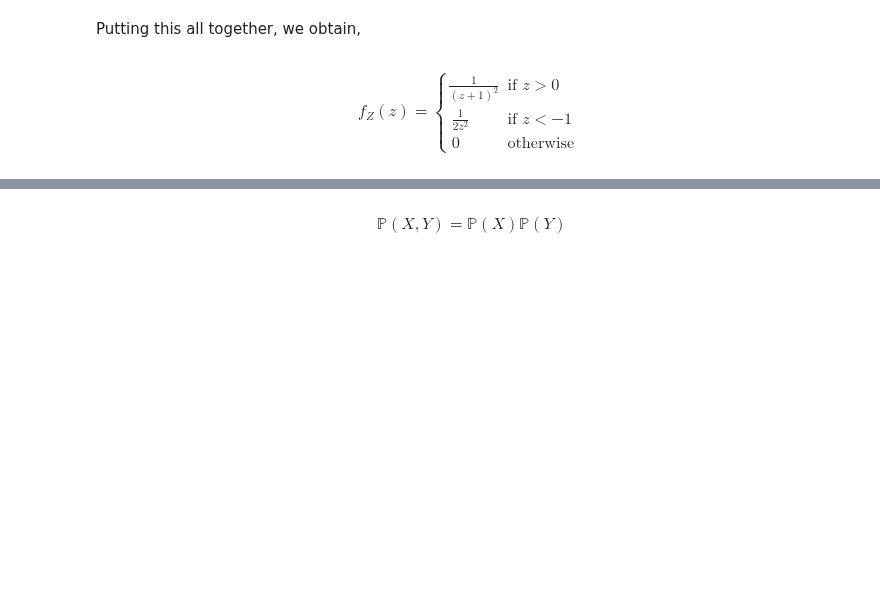
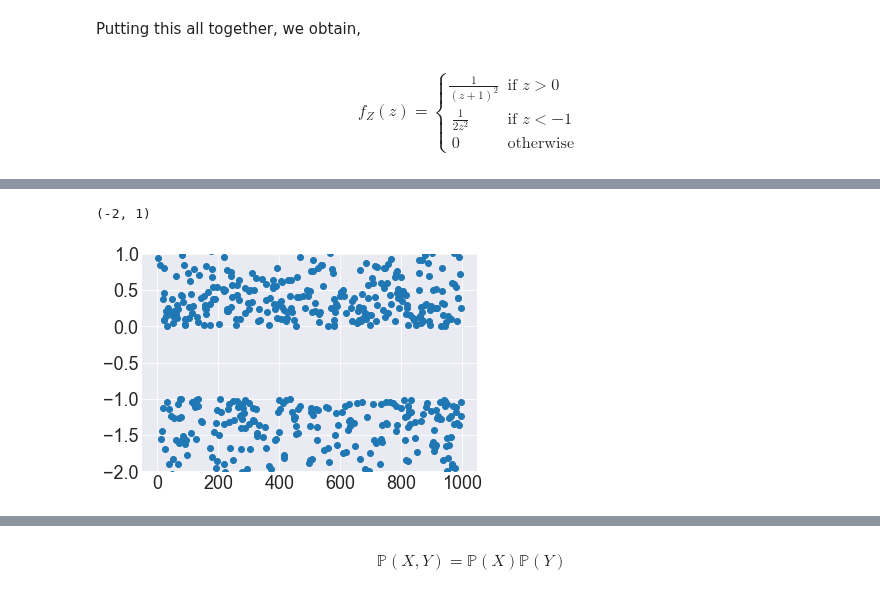
Before and after one commit to hvribeiro/MCSC1, a Jupyter notebook: aulas/02.1 - Introduction to probability.ipynb, the cells around one changed output, grey strips where cells are left out. Cells and saved outputs as stored; diff of their text form; code cells hidden in the pictures; blank space fills up the shorter version.

```diff
--- a/aulas/02.1 - Introduction to probability.ipynb
+++ b/aulas/02.1 - Introduction to probability.ipynb
@@ -932,0 +1019,6 @@ $$
+# %%
+plt.plot(Z,'o')
+plt.ylim(-2,1)
+# %% [output]
+(-2, 1)
+[figure, added]
```
Also changed, not shown: parts of 24 cells of this notebook.
